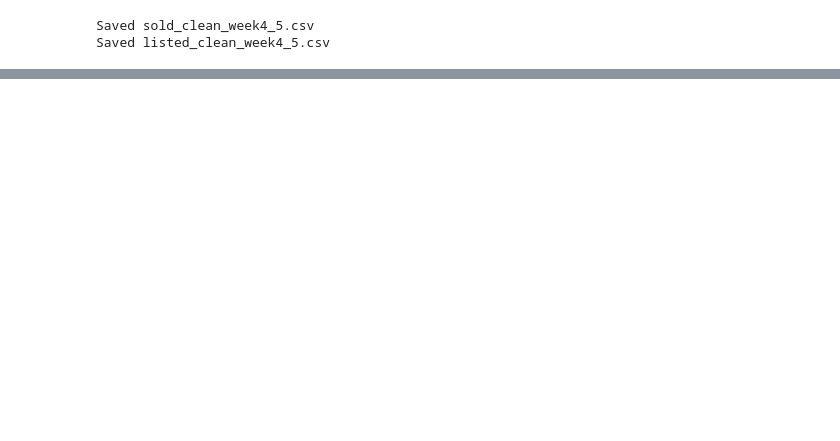
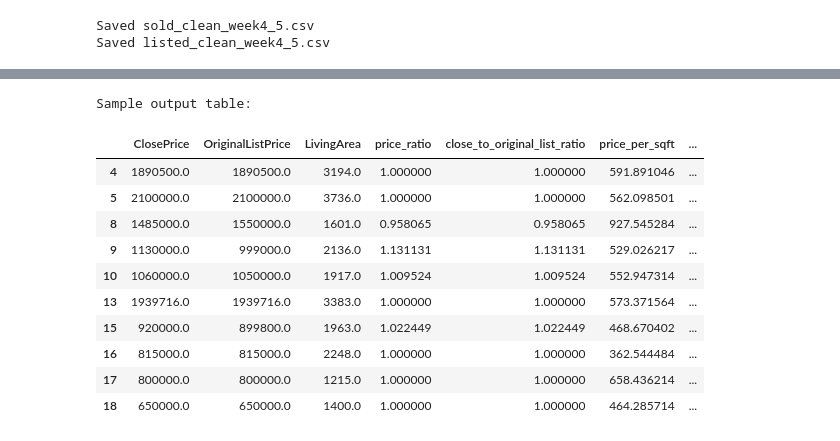
Before and after one commit to miatrn20/IDX-Exchange-spring2026, a Jupyter notebook: eda.ipynb, the cells around one changed output, grey strips where cells are left out. Saved outputs shown, nothing was run; the diff lists cells and outputs as text; code cells hidden in the pictures; blank space fills up the shorter version.

```diff
--- a/eda.ipynb
+++ b/eda.ipynb
@@ -1211,0 +1155,3 @@ Saved listed_clean_week4_5.csv
+# %%
+sold_feat = sold_clean.copy()
+listed_feat = listed_clean.copy()
@@ -1211,0 +1237,9 @@ Saved listed_clean_week4_5.csv
+# %%
+# 4. Listing to contract days
+sold_feat["listing_to_contract_days"] = (
+    sold_feat["PurchaseContractDate"] - sold_feat["ListingContractDate"]
+).dt.days
+
+listed_feat["listing_to_contract_days"] = (
+    listed_feat["PurchaseContractDate"] - listed_feat["ListingContractDate"]
+).dt.days
@@ -1211,0 +1254,9 @@ Saved listed_clean_week4_5.csv
+# %%
+# 5. Contract to close days
+sold_feat["contract_to_close_days"] = (
+    sold_feat["CloseDate"] - sold_feat["PurchaseContractDate"]
+).dt.days
+
+listed_feat["contract_to_close_days"] = (
+    listed_feat["CloseDate"] - listed_feat["PurchaseContractDate"]
+).dt.days
@@ -1211,0 +1289,36 @@ Saved listed_clean_week4_5.csv
+# %%
+# 7. Sample output table
+sample_cols = [
+    "ClosePrice",
+    "OriginalListPrice",
+    "LivingArea",
+    "price_ratio",
+    "close_to_original_list_ratio",
+    "price_per_sqft",
+    "DaysOnMarket",
+    "CloseDate",
+    "YrMo",
+    "ListingContractDate",
+    "PurchaseContractDate",
+    "listing_to_contract_days",
+    "contract_to_close_days"
+]
+
+existing_sample_cols = [col for col in sample_cols if col in sold_feat.columns]
+sample_output = sold_feat[existing_sample_cols].head(10)
+
+print("\nSample output table:")
+display(sample_output)
+# %% [output]
+Sample output table:
+|  | ClosePrice | OriginalListPrice | LivingArea | price_ratio | close_to_original_list_ratio | price_per_sqft | ... |
+| 4 | 1890500.0 | 1890500.0 | 3194.0 | 1.000000 | 1.000000 | 591.891046 | ... |
+| 5 | 2100000.0 | 2100000.0 | 3736.0 | 1.000000 | 1.000000 | 562.098501 | ... |
+| 8 | 1485000.0 | 1550000.0 | 1601.0 | 0.958065 | 0.958065 | 927.545284 | ... |
+| 9 | 1130000.0 | 999000.0 | 2136.0 | 1.131131 | 1.131131 | 529.026217 | ... |
+| 10 | 1060000.0 | 1050000.0 | 1917.0 | 1.009524 | 1.009524 | 552.947314 | ... |
+| 13 | 1939716.0 | 1939716.0 | 3383.0 | 1.000000 | 1.000000 | 573.371564 | ... |
+| 15 | 920000.0 | 899800.0 | 1963.0 | 1.022449 | 1.022449 | 468.670402 | ... |
+| 16 | 815000.0 | 815000.0 | 2248.0 | 1.000000 | 1.000000 | 362.544484 | ... |
+| 17 | 800000.0 | 800000.0 | 1215.0 | 1.000000 | 1.000000 | 658.436214 | ... |
+| 18 | 650000.0 | 650000.0 | 1400.0 | 1.000000 | 1.000000 | 464.285714 | ... |
```
Also changed, not shown: parts of 26 cells of this notebook.
